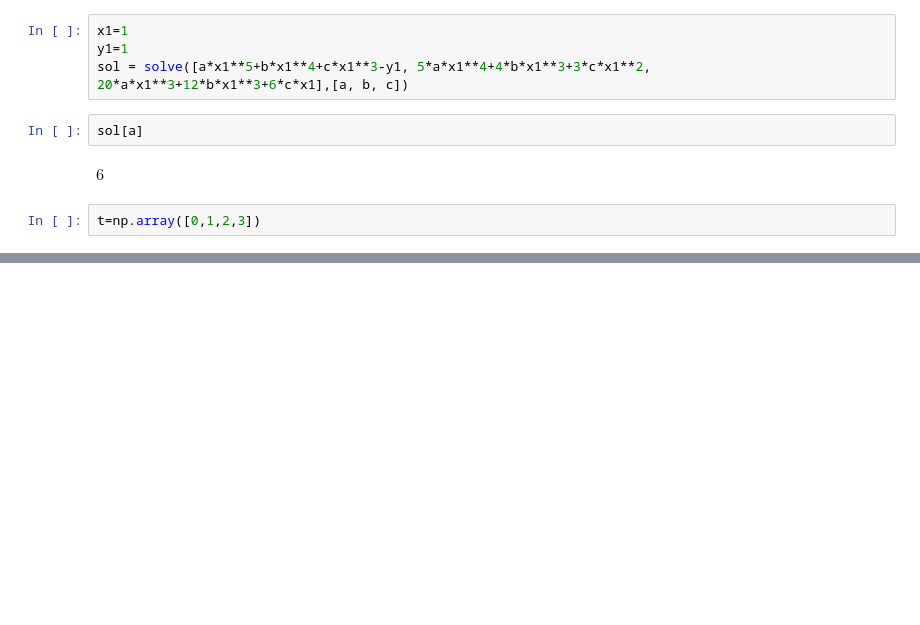
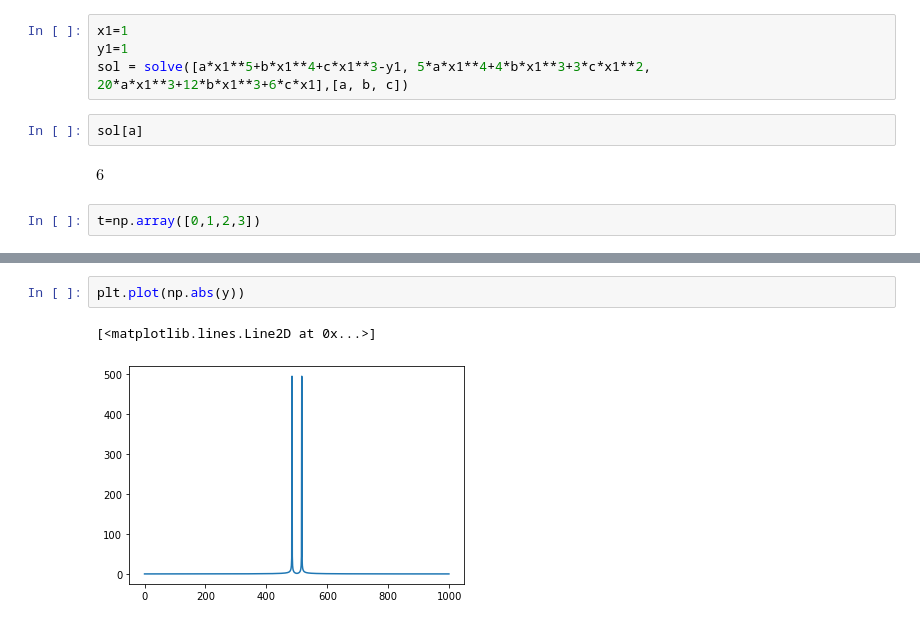
Before and after one commit to ChouHor/control_sim, a Jupyter notebook: jupyter/control-sim-Copy1.ipynb, the cells around one changed output, grey strips where cells are left out. Cells and saved outputs as stored; diff of their text form; blank space fills up the shorter version.

```diff
--- a/jupyter/control-sim-Copy1.ipynb
+++ b/jupyter/control-sim-Copy1.ipynb
@@ -435,0 +469,5 @@ array([0, 6, 12, 18], dtype=object)
+# %%
+plt.plot(np.abs(y))
+# %% [output]
+[<matplotlib.lines.Line2D at 0x...>]
+[figure, added]
```
Also changed, not shown: parts of 3 cells of this notebook, 9 other files.
